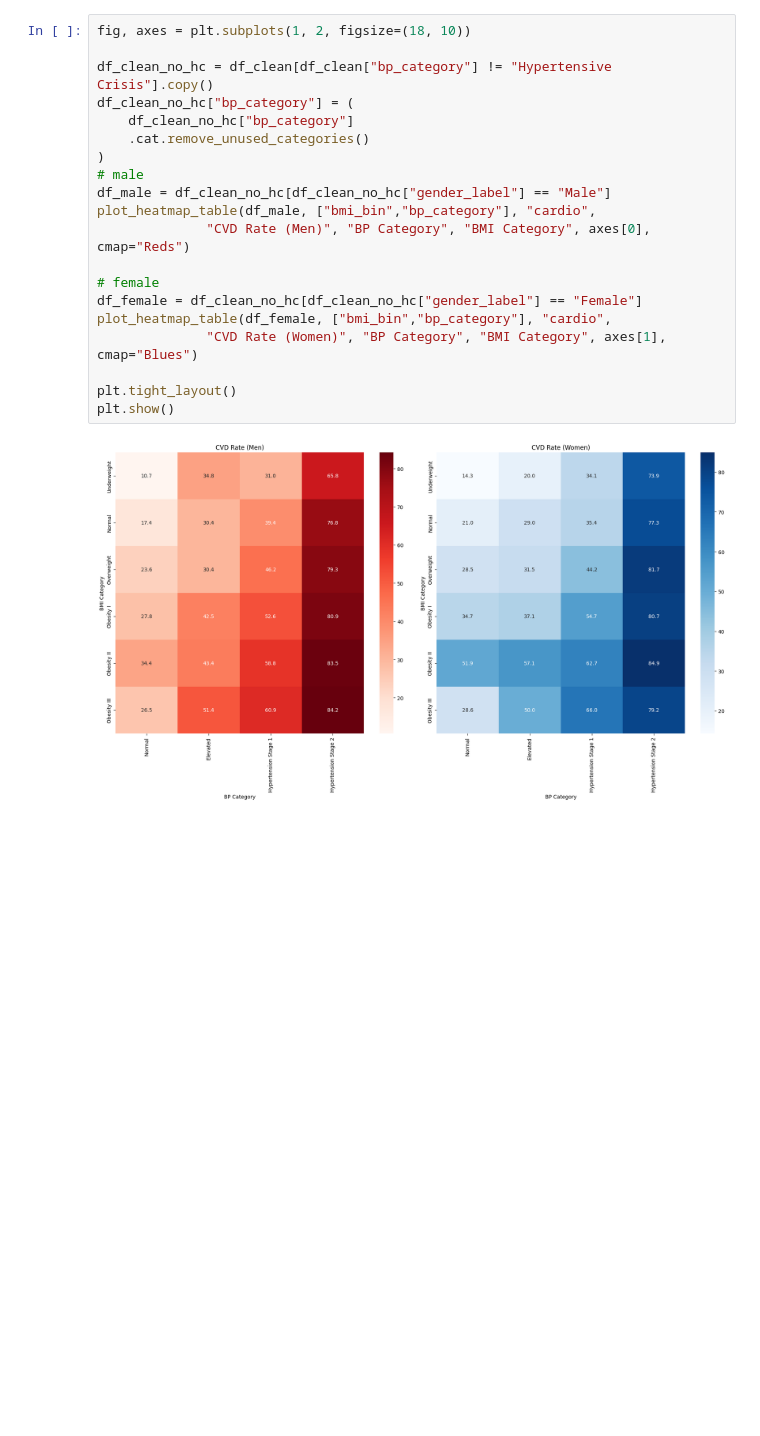
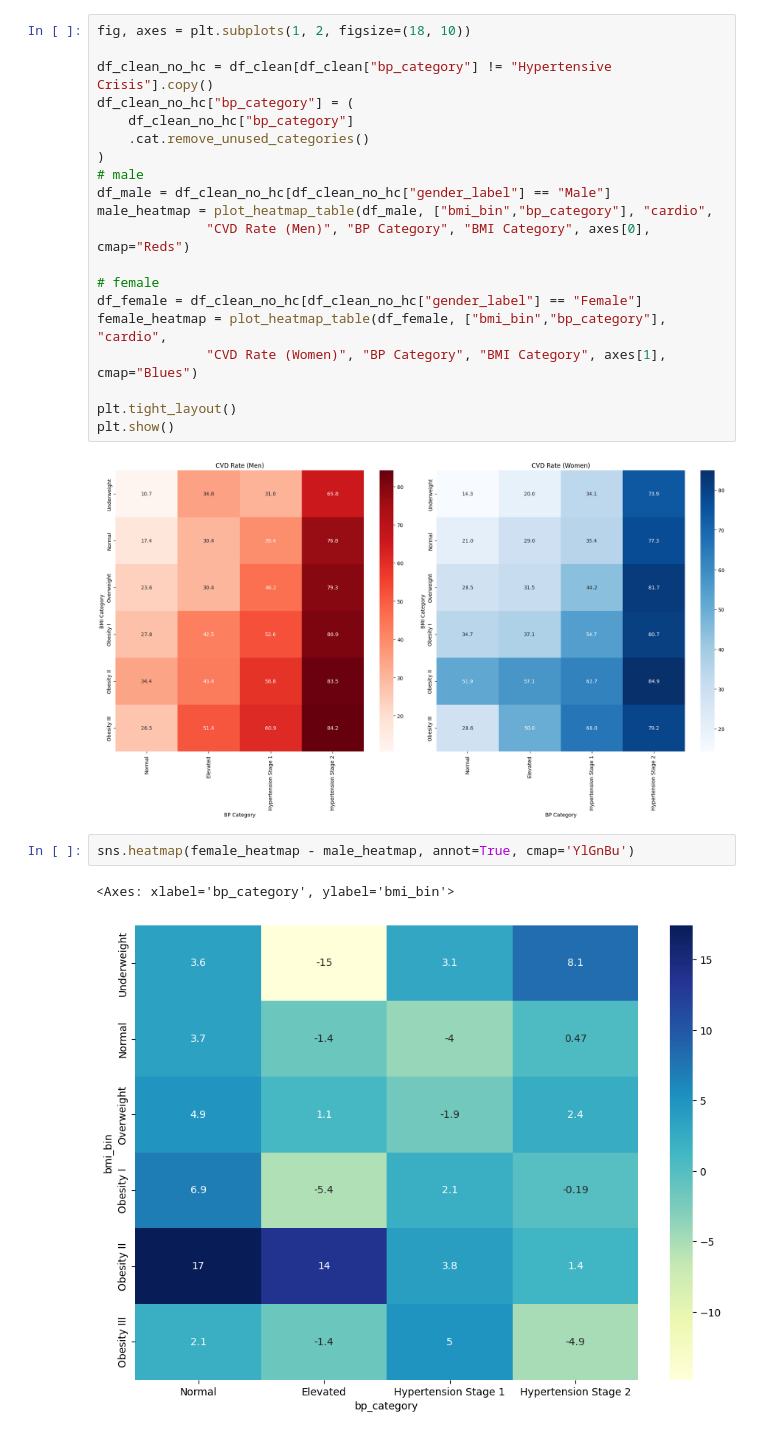
Before and after one commit to lizabguercho/DI_Final_Project_CVD, a Jupyter notebook: Final_project.ipynb, the cells around one changed output. Drawn from its saved outputs; the diff is of its cells as text; blank space fills up the shorter version.

```diff
--- a/Final_project.ipynb
+++ b/Final_project.ipynb
@@ -1180,15 +1205,20 @@ df_clean_no_hc["bp_category"] = (
 )
 # male
 df_male = df_clean_no_hc[df_clean_no_hc["gender_label"] == "Male"]
-plot_heatmap_table(df_male, ["bmi_bin","bp_category"], "cardio",
+male_heatmap = plot_heatmap_table(df_male, ["bmi_bin","bp_category"], "cardio",
               "CVD Rate (Men)", "BP Category", "BMI Category", axes[0], cmap="Reds")
 
 # female
 df_female = df_clean_no_hc[df_clean_no_hc["gender_label"] == "Female"]
-plot_heatmap_table(df_female, ["bmi_bin","bp_category"], "cardio",
+female_heatmap = plot_heatmap_table(df_female, ["bmi_bin","bp_category"], "cardio",
               "CVD Rate (Women)", "BP Category", "BMI Category", axes[1], cmap="Blues")
 
 plt.tight_layout()
 plt.show()
 # %% [output]
 [figure]
+# %%
+sns.heatmap(female_heatmap - male_heatmap, annot=True, cmap='YlGnBu')
+# %% [output]
+<Axes: xlabel='bp_category', ylabel='bmi_bin'>
+[figure, added]
```
Also changed, not shown: parts of 90 cells of this notebook.
